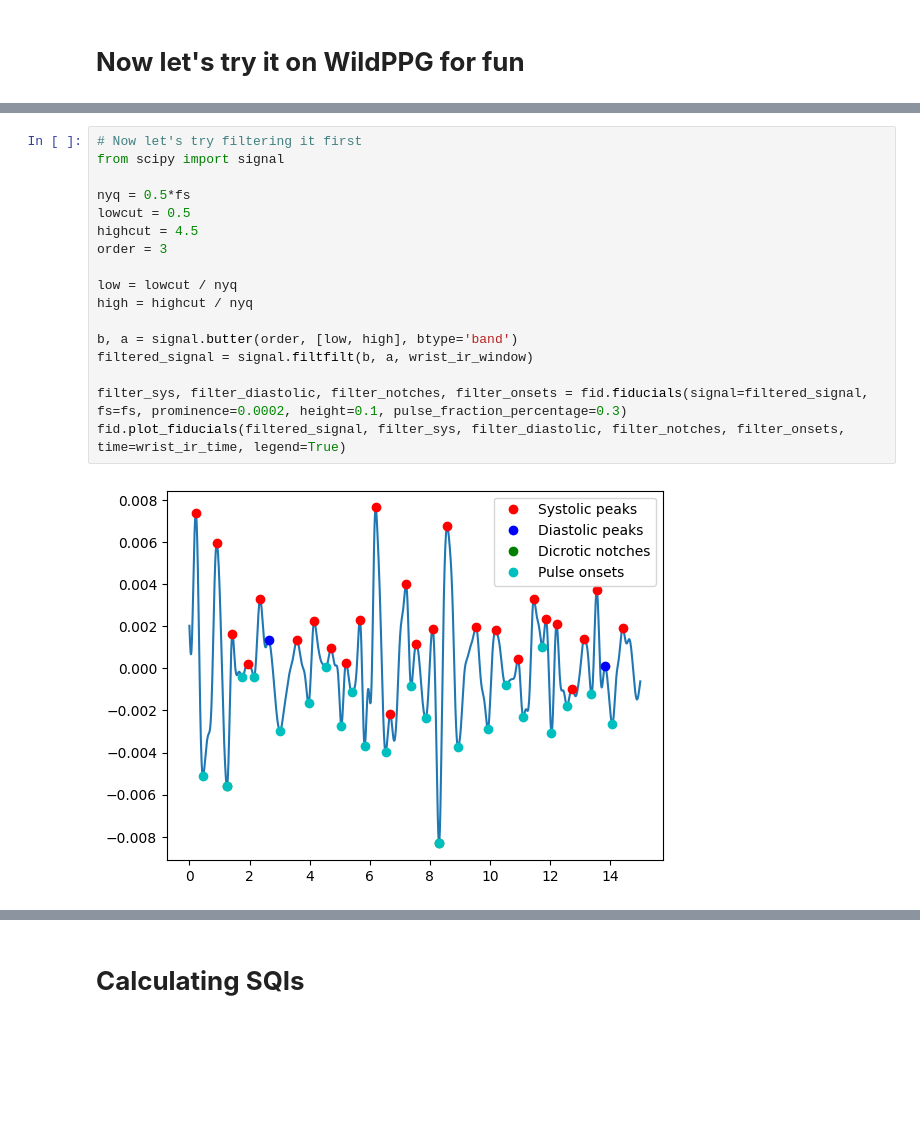
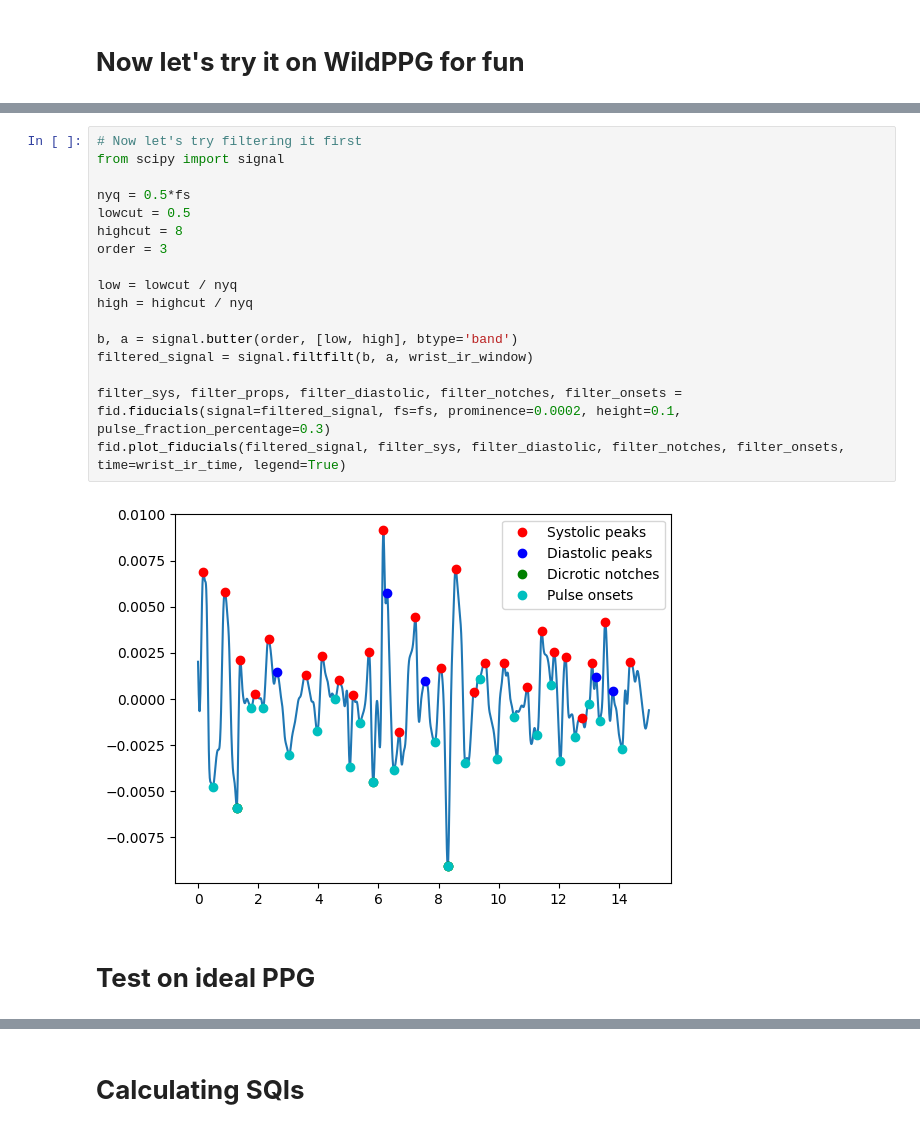
Before and after one commit to HawksShaw/PPG-Signal-Quality-Assessment, a Jupyter notebook: notebooks/project_pipeline.ipynb, the cells around one changed output, grey strips where cells are left out. Saved outputs shown, nothing was run; the diff lists cells and outputs as text; blank space fills up the shorter version.

```diff
--- a/notebooks/project_pipeline.ipynb
+++ b/notebooks/project_pipeline.ipynb
@@ -169,19 +166,21 @@ fid.plot_fiducials(wrist_ir_window, wrist_ir_sys, wrist_ir_dst, wrist_ir_dcr, wr
 # %%
 # Now let's try filtering it first
 from scipy import signal
 
 nyq = 0.5*fs
 lowcut = 0.5
-highcut = 4.5
+highcut = 8
 order = 3
 
 low = lowcut / nyq
 high = highcut / nyq
 
 b, a = signal.butter(order, [low, high], btype='band')
 filtered_signal = signal.filtfilt(b, a, wrist_ir_window)
 
-filter_sys, filter_diastolic, filter_notches, filter_onsets = fid.fiducials(signal=filtered_signal, fs=fs, prominence=0.0002, height=0.1, pulse_fraction_percentage=0.3)
+filter_sys, filter_props, filter_diastolic, filter_notches, filter_onsets = fid.fiducials(signal=filtered_signal, fs=fs, prominence=0.0002, height=0.1, pulse_fraction_percentage=0.3)
 fid.plot_fiducials(filtered_signal, filter_sys, filter_diastolic, filter_notches, filter_onsets, time=wrist_ir_time, legend=True)
 # %% [output]
-[figure, old version]
+[figure, new version]
+# %% [markdown]
+# **Test on ideal PPG**
```
Also changed, not shown: parts of 12 cells of this notebook, 2 other files.
